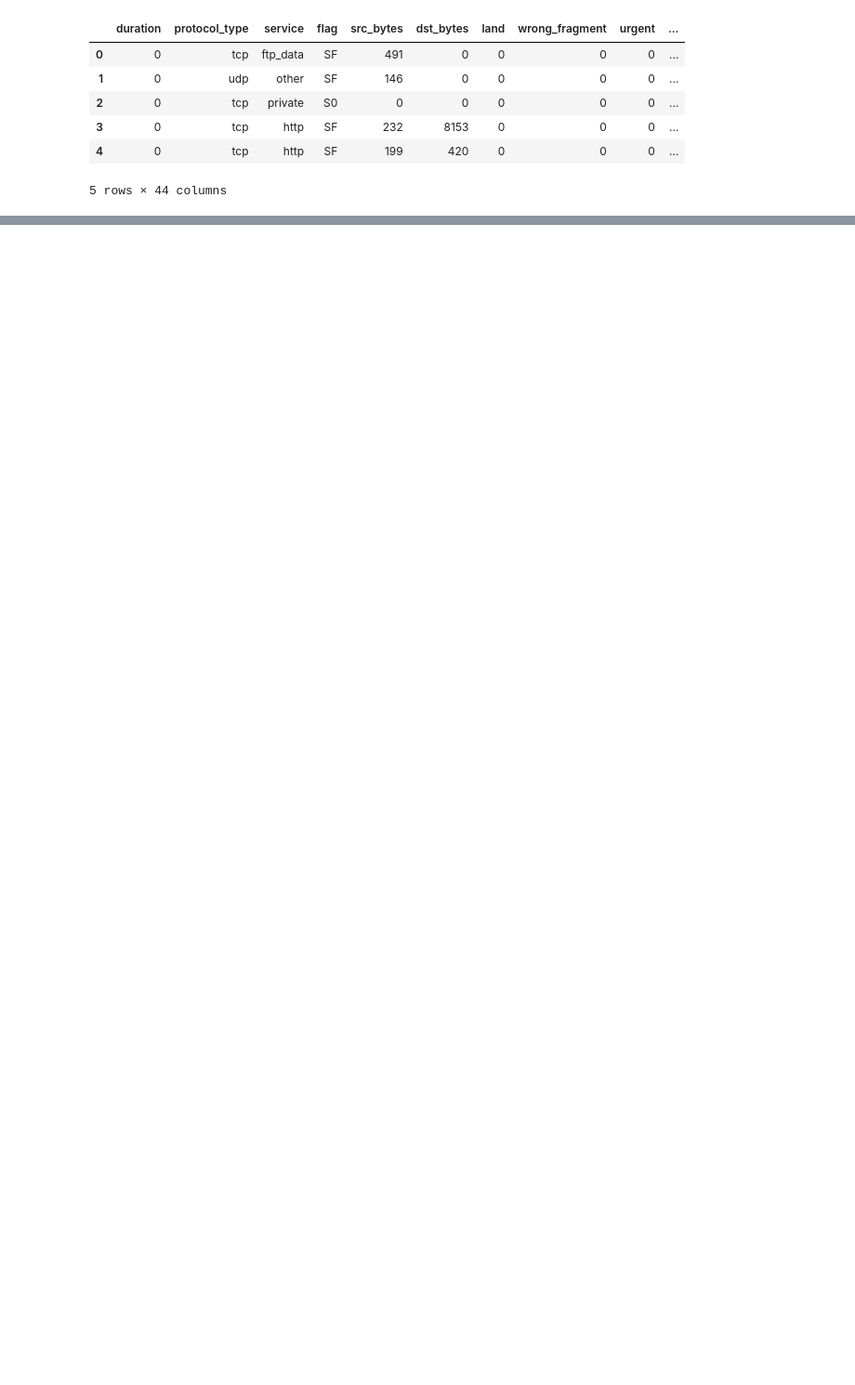
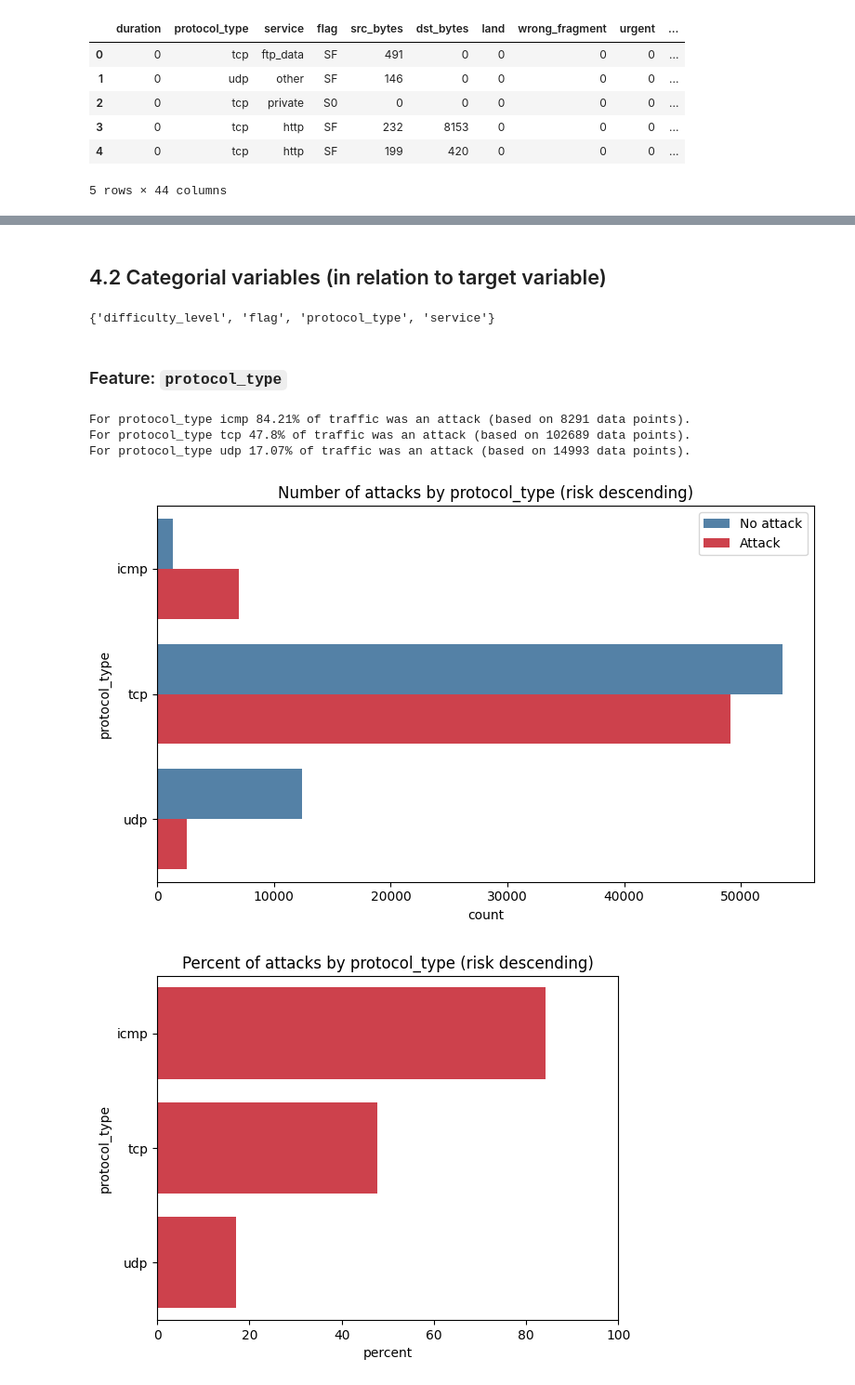
Before and after one commit to A-Lachs/cs-intrusion-detection-system, a Jupyter notebook: eda/eda.ipynb, the cells around one changed output, grey strips where cells are left out. Shown at 93% size. Saved outputs shown, nothing was run; the diff lists cells and outputs as text; code cells hidden in the pictures; blank space fills up the shorter version.

```diff
--- a/eda/eda.ipynb
+++ b/eda/eda.ipynb
@@ -384,0 +746,6 @@ plt.show()
+# %% [markdown]
+## 4.2 Categorial variables (in relation to target variable)
+# %%
+cat_features
+# %% [output]
+{'difficulty_level', 'flag', 'protocol_type', 'service'}
@@ -384,0 +804,14 @@ plt.show()
+# %% [markdown]
+### Feature: `protocol_type`
+# %%
+df_protocol_type = aggregate_feature_by_target(train_data, "protocol_type", "attack", verbose=1)
+#print(df_protocol_type)
+barplot_by_attack(df_protocol_type,"protocol_type", "attack")
+# display only the risk
+barplot_percent_attacks(df_protocol_type,"protocol_type", "attack")
+# %% [output]
+For protocol_type icmp 84.21% of traffic was an attack (based on 8291 data points).
+For protocol_type tcp 47.8% of traffic was an attack (based on 102689 data points).
+For protocol_type udp 17.07% of traffic was an attack (based on 14993 data points).
+[figure, added]
+[figure, added]
```
Also changed, not shown: parts of 104 cells of this notebook, 2 other files.
